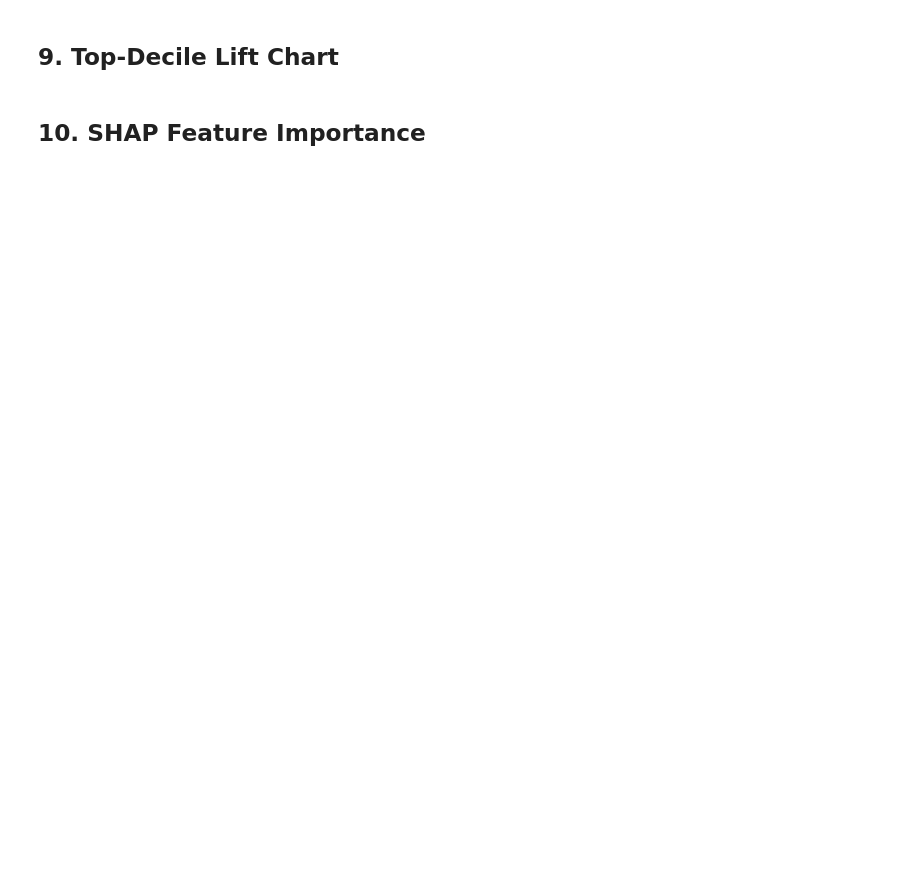
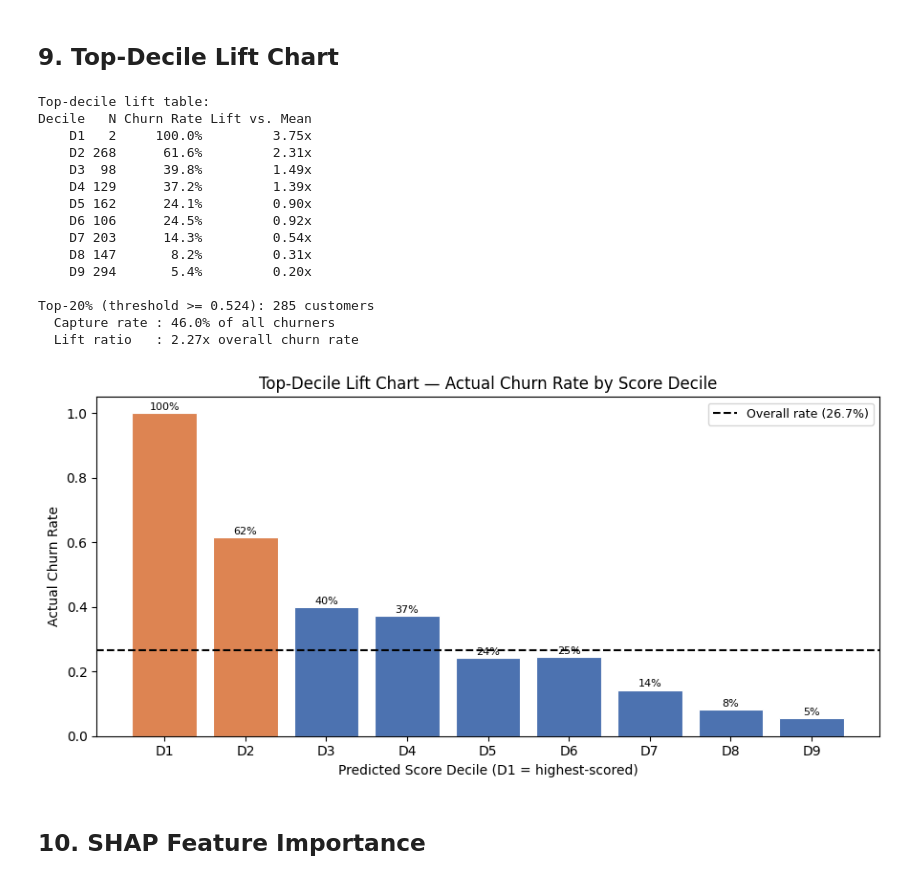
Before and after one commit to aayancheng/Marketing-Analytics, a Jupyter notebook: m03_churn/notebooks/02_model_training.ipynb, the cells around one changed output. Drawn from its saved outputs; the diff is of its cells as text; code cells hidden in the pictures; blank space fills up the shorter version.

```diff
--- a/m03_churn/notebooks/02_model_training.ipynb
+++ b/m03_churn/notebooks/02_model_training.ipynb
@@ -420,11 +476,24 @@ plt.show()
 ## 9. Top-Decile Lift Chart
 # %%
 # Assign score deciles (1 = top-scored, 10 = lowest-scored)
-decile_labels = pd.qcut(
-    lgbm_scores,
-    q=10,
-    labels=[f"D{i}" for i in range(1, 11)],
-    duplicates="drop",
+# np.percentile-based cut avoids the unequal-bin problem from qcut+duplicates
+score_series = pd.Series(lgbm_scores)
+quantile_edges = [score_series.quantile(q) for q in [i/10 for i in range(11)]]
+
+# If duplicate edges collapse bins, pd.cut with duplicates='drop' handles it
+decile_labels_cat, bin_edges = pd.cut(
+    score_series,
+    bins=sorted(set(quantile_edges)),   # unique edges only
+    labels=False,
+    include_lowest=True,
+    retbins=True,
+)
+n_bins = int(decile_labels_cat.max()) + 1
+label_names = [f"D{i}" for i in range(1, n_bins + 1)]
+decile_labels = pd.Categorical(
+    [f"D{int(v)+1}" if not pd.isna(v) else None for v in decile_labels_cat],
+    categories=label_names,
+    ordered=True,
 )
 decile_df = pd.DataFrame({
     "decile": decile_labels,
@@ -432,47 +501,78 @@ decile_df = pd.DataFrame({
     "score": lgbm_scores,
 })
 
-# Sort deciles so D1 = highest-scored (most likely to churn)
-decile_order = [f"D{i}" for i in range(1, 11)]
+# Sort so D1 = highest-scored (most likely to churn)
+decile_order = label_names
 decile_stats = (
     decile_df.groupby("decile", observed=True)
     .agg(churn_rate=("churn", "mean"), n=("churn", "count"))
     .reindex(decile_order)
-    .iloc[::-1]  # flip so highest-score (D10 from qcut) is on the left
+    .iloc[::-1]
     .reset_index()
 )
 decile_stats.index = [f"D{i}" for i in range(1, len(decile_stats) + 1)]
 
 overall_churn_rate = float(y_test.mean())
 lift = decile_stats["churn_rate"] / overall_churn_rate
 
 print("Top-decile lift table:")
-print(pd.DataFrame({"Decile": decile_stats.index,
-                    "Churn Rate": decile_stats["churn_rate"].map("{:.1%}".format),
-                    "Lift vs. Mean": lift.map("{:.2f}x".format)}).to_string(index=False))
+print(pd.DataFrame({
+    "Decile": decile_stats.index,
+    "N":      decile_stats["n"],
+    "Churn Rate": decile_stats["churn_rate"].map("{:.1%}".format),
+    "Lift vs. Mean": lift.map("{:.2f}x".format),
+}).to_string(index=False))
 
-# Capture rate: top-20% = deciles 1-2
-top2_decile_rows = decile_df[decile_df["decile"].isin(decile_order[-2:])]
-top20_capture = top2_decile_rows["churn"].sum() / y_test.sum()
-print(f"\nTop-20% capture rate: {top20_capture:.1%} of all churners")
+# ---------------------------------------------------------------------------
+# Top-20%: use the 80th-percentile threshold (actual 20% of customers)
+# ---------------------------------------------------------------------------
+pct80 = float(np.percentile(lgbm_scores, 80))
+top20_mask = lgbm_scores >= pct80
+top20_churn_rate  = float(y_test.values[top20_mask].mean())
+top20_capture     = float(y_test.values[top20_mask].sum() / y_test.sum())
+top20_lift_ratio  = top20_churn_rate / overall_churn_rate
+
+print()
+print(f"Top-20% (threshold >= {pct80:.3f}): {top20_mask.sum()} customers")
+print(f"  Capture rate : {top20_capture:.1%} of all churners")
+print(f"  Lift ratio   : {top20_lift_ratio:.2f}x overall churn rate")
 
 fig, ax = plt.subplots(figsize=(9, 4.5))
 bars = ax.bar(
     decile_stats.index,
     decile_stats["churn_rate"],
-    color=["#DD8452" if r >= overall_churn_rate * 1.5 else "#4C72B0" for r in decile_stats["churn_rate"]],
+    color=["#DD8452" if r >= overall_churn_rate * 1.5 else "#4C72B0"
+           for r in decile_stats["churn_rate"]],
     edgecolor="white", linewidth=0.8,
 )
-ax.axhline(overall_churn_rate, color="black", linestyle="--", linewidth=1.5, label=f"Overall rate ({overall_churn_rate:.1%})")
+ax.axhline(overall_churn_rate, color="black", linestyle="--", linewidth=1.5,
+           label=f"Overall rate ({overall_churn_rate:.1%})")
 for bar, rate in zip(bars, decile_stats["churn_rate"]):
     ax.text(bar.get_x() + bar.get_width() / 2, bar.get_height() + 0.003,
             f"{rate:.0%}", ha="center", va="bottom", fontsize=8)
 ax.set_xlabel("Predicted Score Decile (D1 = highest-scored)")
 ax.set_ylabel("Actual Churn Rate")
 ax.set_title("Top-Decile Lift Chart — Actual Churn Rate by Score Decile")
 ax.legend(fontsize=9)
 plt.tight_layout()
 plt.show()
+# %% [output]
+Top-decile lift table:
+Decile   N Churn Rate Lift vs. Mean
+    D1   2     100.0%         3.75x
+    D2 268      61.6%         2.31x
+    D3  98      39.8%         1.49x
+    D4 129      37.2%         1.39x
+    D5 162      24.1%         0.90x
+    D6 106      24.5%         0.92x
+    D7 203      14.3%         0.54x
+    D8 147       8.2%         0.31x
+    D9 294       5.4%         0.20x
+
+Top-20% (threshold >= 0.524): 285 customers
+  Capture rate : 46.0% of all churners
+  Lift ratio   : 2.27x overall churn rate
+[figure, added]
 # %% [markdown]
 ## 10. SHAP Feature Importance
 # %%
```
Also changed, not shown: parts of 11 cells of this notebook, 55 other files.
